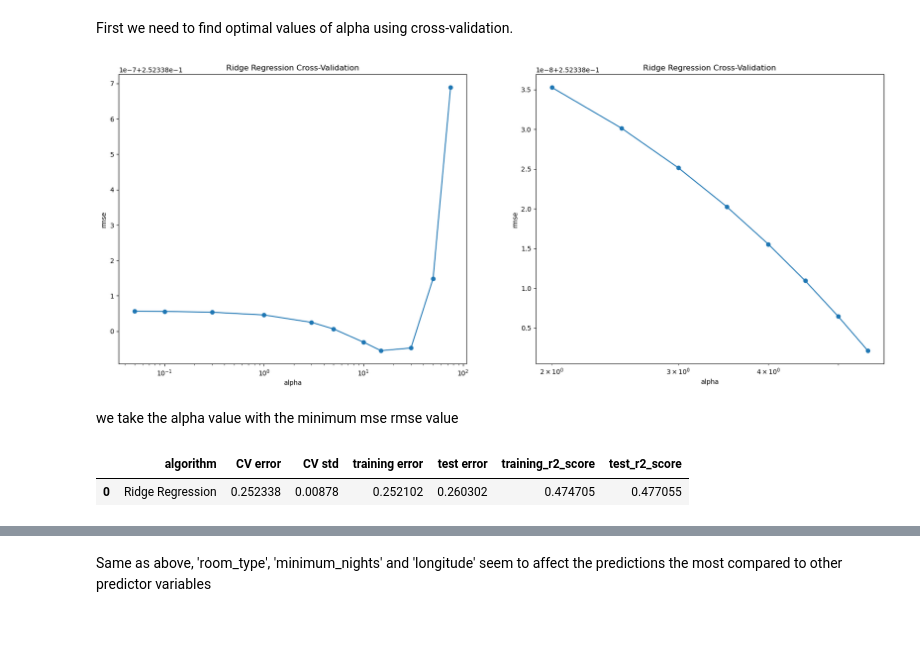
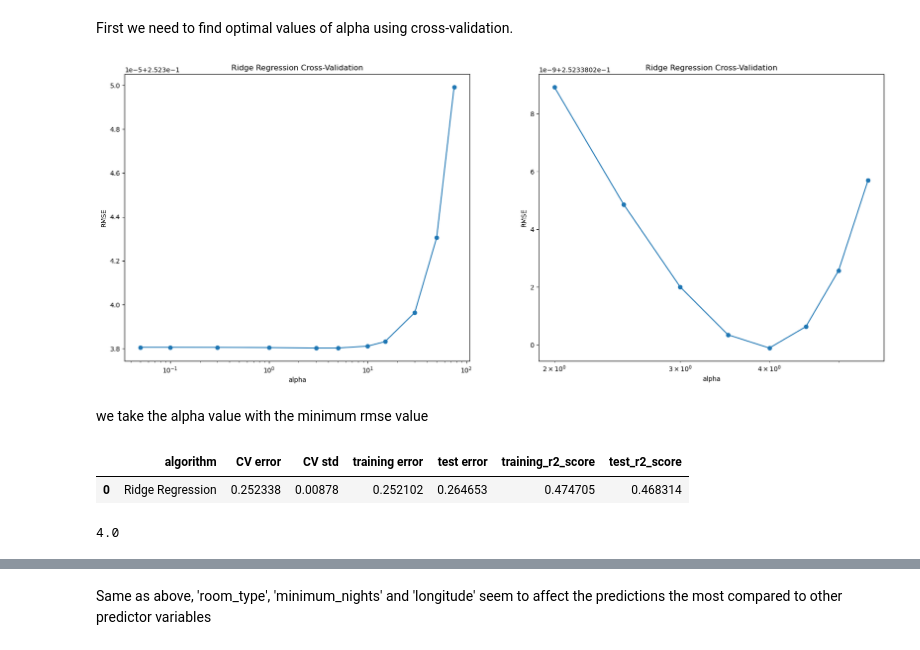
Before and after one commit to wonniey/DSAI-Mini-Project-SC1015, a Jupyter notebook: DSAI Team 5 mini Project.ipynb, the cells around one changed output, grey strips where cells are left out. Cells and saved outputs as stored; diff of their text form; code cells hidden in the pictures.

```diff
--- a/DSAI Team 5 mini Project.ipynb
+++ b/DSAI Team 5 mini Project.ipynb
@@ -345,5 +345,5 @@ This is a scaler. This scales the values of predictors for training and test pre
 # %%
-scaler = StandardScaler()
+scaler = RobustScaler()
 X_train = scaler.fit_transform(X_train)
 X_test = scaler.fit_transform(X_test)
 # %%
@@ -502,25 +503,25 @@ cv_ridge2 = [-rmse_cv(Ridge(alpha = alpha)).mean() for alpha in alphas2]
 # %%
 cv_ridge1 = pd.Series(cv_ridge1, index = alphas1)
 cv_ridge2 = pd.Series(cv_ridge2, index = alphas2)
 
 fig, axes = plt.subplots(1,2,figsize=(21, 8))
 cv_ridge1.plot(title = "Ridge Regression Cross-Validation", style='-o', ax = axes[0])
 axes[0].set_xlabel("alpha")
-axes[0].set_ylabel("rmse")
+axes[0].set_ylabel("RMSE")
 axes[0].set_xscale('log')
 
 cv_ridge2.plot(title = "Ridge Regression Cross-Validation", style='-o', ax = axes[1])
 axes[1].set_xlabel("alpha")
-axes[1].set_ylabel("rmse")
+axes[1].set_ylabel("RMSE")
 axes[1].set_xscale('log')
 
 #RR_best = Ridge(alpha = np.argmin(cv_ridge)) RR_best.fit(X_train, y_train) predicted_prices = RR_best.predict(test_data)
 # %% [output]
-[figure, old version]
+[figure, new version]
 # %% [markdown]
-we take the alpha value with the minimum mse rmse value
+we take the alpha value with the minimum rmse value
 # %%
-best_alpha = alphas1[np.argmin(cv_ridge2.values)]
+best_alpha = alphas2[np.argmin(cv_ridge2.values)]
 RR_CV_best = -rmse_cv(Ridge(alpha = best_alpha))
 RR = Ridge(alpha = best_alpha)
 RR.fit(X_train, y_train)
@@ -536,7 +537,11 @@ ridge_results = pd.DataFrame({'algorithm':['Ridge Regression'],
 ridge_results
 # %% [output]
 |  | algorithm | CV error | CV std | training error | test error | training_r2_score | test_r2_score |
-| 0 | Ridge Regression | 0.252338 | 0.00878 | 0.252102 | 0.260302 | 0.474705 | 0.477055 |
+| 0 | Ridge Regression | 0.252338 | 0.00878 | 0.252102 | 0.264653 | 0.474705 | 0.468314 |
+# %%
+print(best_alpha)
+# %% [output]
+4.0
 # %%
 explainer_sh = shap.LinearExplainer(RR, X_train, feature_perturbation='interventional')
 shap_values = explainer_sh.shap_values(X_test)
```
Also changed, not shown: parts of 11 cells of this notebook.
